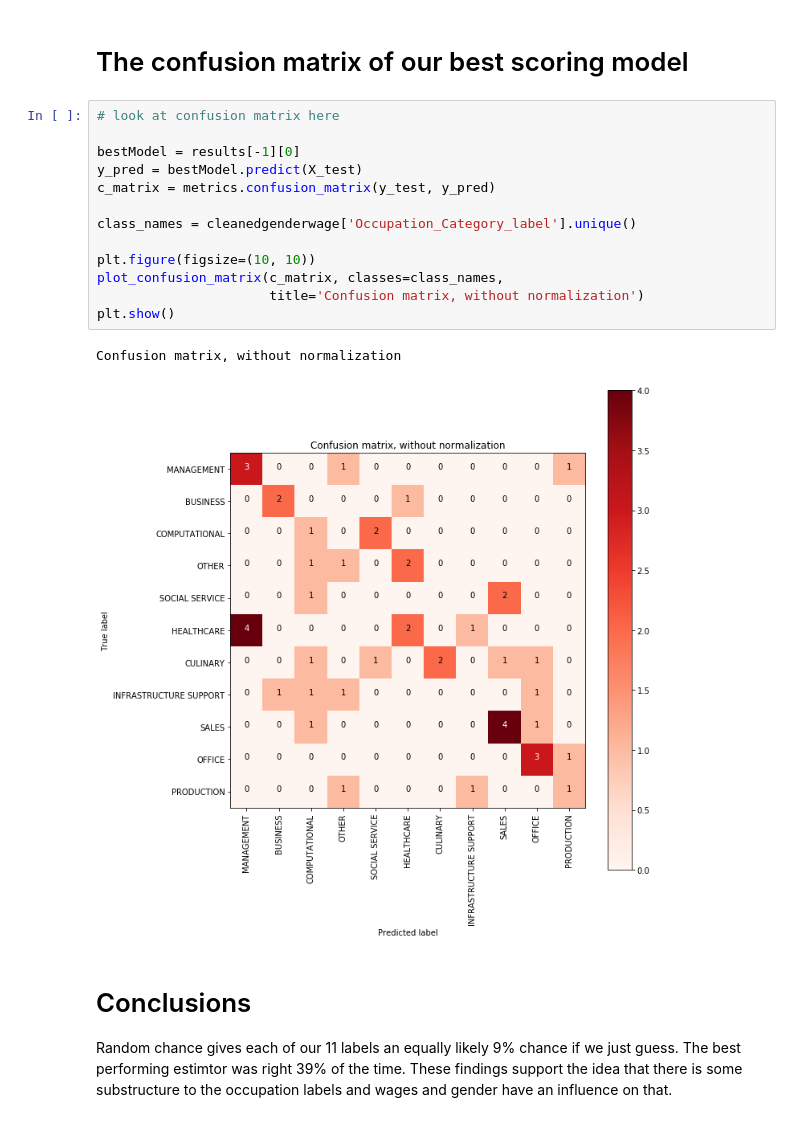
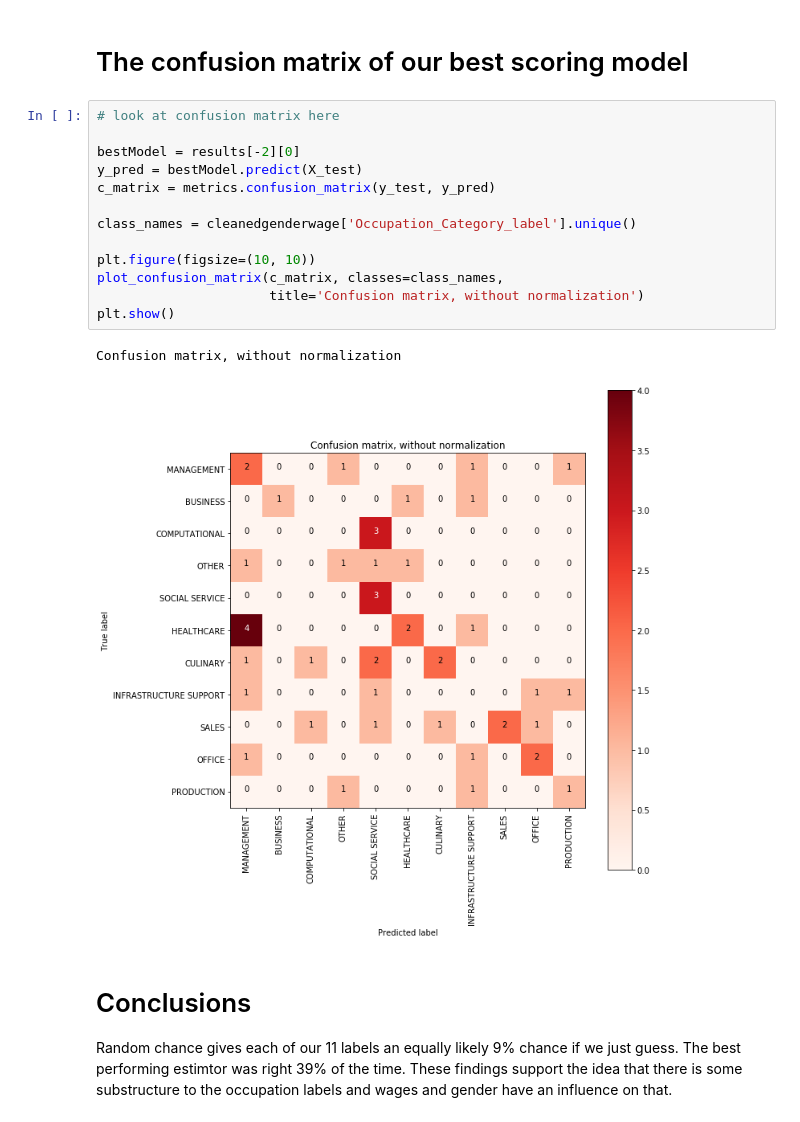
Before and after one commit to Schmidt8181/CapstoneProject, a Jupyter notebook: CapstoneProject.ipynb, the cells around one changed output. Cells and saved outputs as stored; diff of their text form.

```diff
--- a/CapstoneProject.ipynb
+++ b/CapstoneProject.ipynb
@@ -429,19 +429,19 @@ def plot_confusion_matrix(cm, classes,
 # %%
 # look at confusion matrix here
 
-bestModel = results[-1][0]
+bestModel = results[-2][0]
 y_pred = bestModel.predict(X_test)
 c_matrix = metrics.confusion_matrix(y_test, y_pred)
 
 class_names = cleanedgenderwage['Occupation_Category_label'].unique()
 
 plt.figure(figsize=(10, 10))
 plot_confusion_matrix(c_matrix, classes=class_names,
                       title='Confusion matrix, without normalization')
 plt.show()
 # %% [output]
 Confusion matrix, without normalization
-[figure, old version]
+[figure, new version]
 # %% [markdown]
 # Conclusions
 
```
Also changed, not shown: parts of 1 cell of this notebook, 1 other file.
